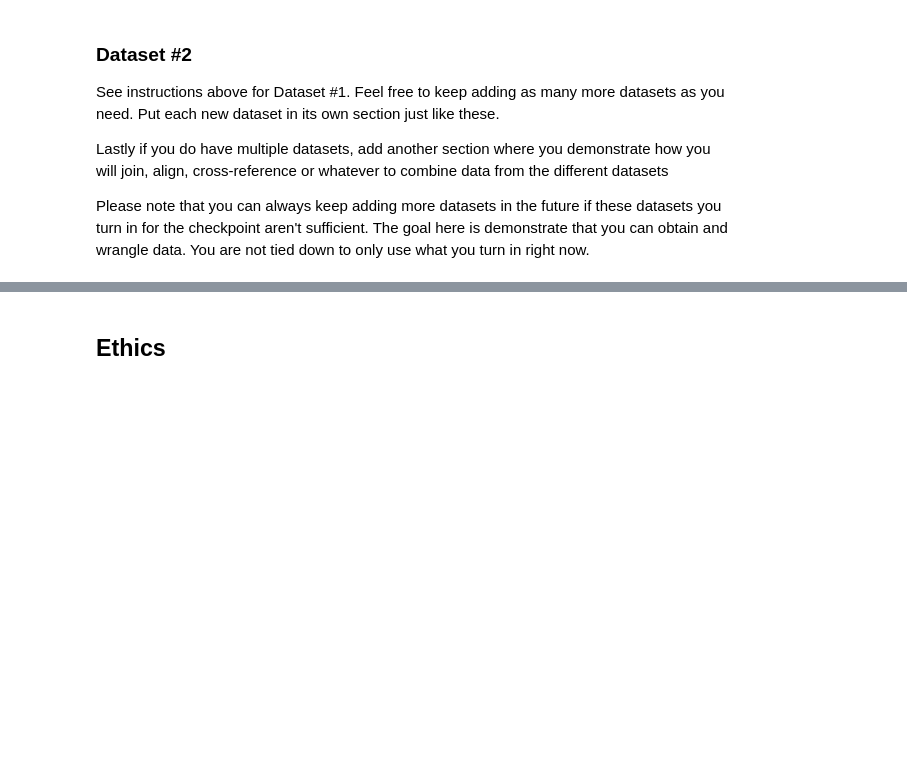
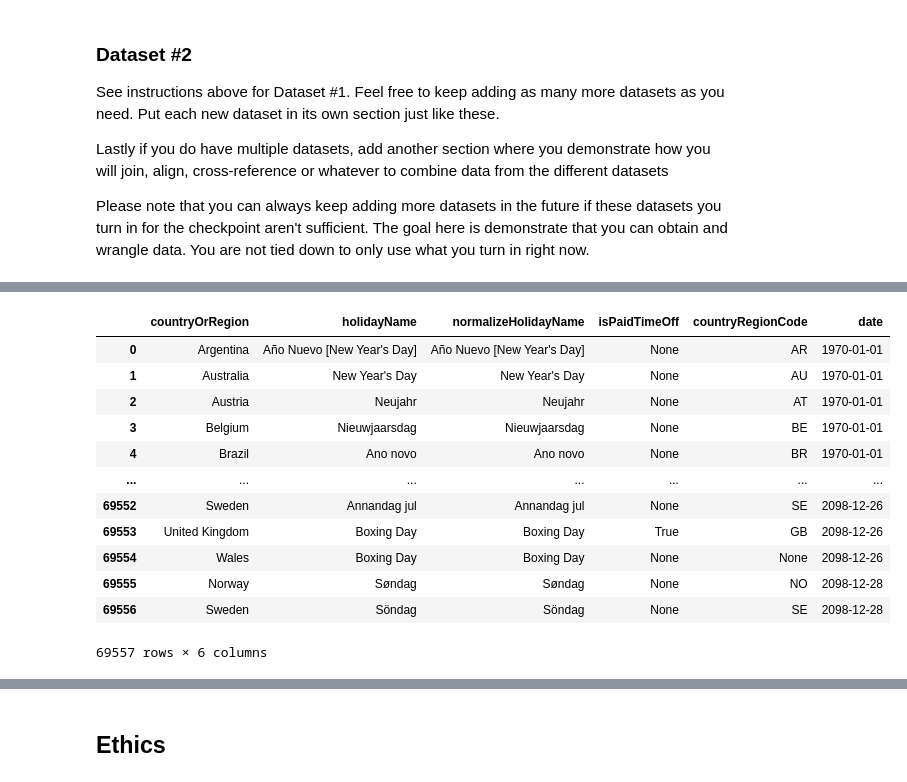
Before and after one commit to COGS108/Group033_WI26, a Jupyter notebook: 01-DataCheckpoint.ipynb, the cells around one changed output, grey strips where cells are left out. Cells and saved outputs as stored; diff of their text form; code cells hidden in the pictures; blank space fills up the shorter version.

Commit message:
Update 01-DataCheckpoint notebook

```diff
--- a/01-DataCheckpoint.ipynb
+++ b/01-DataCheckpoint.ipynb
@@ -436,0 +451,50 @@ Please note that you can always keep adding more datasets in the future if these
+# %%
+# Pip install packages
+import os, sys
+
+!{sys.executable} -m pip install azure-storage-blob
+!{sys.executable} -m pip install pyarrow
+!{sys.executable} -m pip install pandas
+
+# Azure storage access info
+azure_storage_account_name = "azureopendatastorage"
+azure_storage_sas_token = "r"
+container_name = "holidaydatacontainer"
+folder_name = "Processed"
+
+from azure.storage.blob import BlobServiceClient
+
+if azure_storage_account_name is None or azure_storage_sas_token is None:
+    raise Exception(
+        "Provide your specific name and key for your Azure Storage account--see the Prerequisites section earlier.")
+
+print('Looking for the first parquet under the folder ' +
+      folder_name + ' in container "' + container_name + '"...')
+container_url = f"https://{azure_storage_account_name}.blob.core.windows.net/"
+account_url = f"https://{azure_storage_account_name}.blob.core.windows.net"
+blob_service_client = BlobServiceClient(account_url=account_url)
+container_client = blob_service_client.get_container_client(container_name)
+blobs = container_client.list_blobs(folder_name)
+sorted_blobs = sorted(list(blobs), key=lambda e: e.name, reverse=True)
+targetBlobName = ''
+for blob in sorted_blobs:
+    if blob.name.startswith(folder_name) and blob.name.endswith('.parquet'):
+        targetBlobName = blob.name
+        break
+
+print('Target blob to download: ' + targetBlobName)
+_, filename = os.path.split(targetBlobName)
+blob_client = container_client.get_blob_client(targetBlobName)
+with open(filename, 'wb') as local_file:
+    blob_client.download_blob().download_to_stream(local_file)
+
+# Read the parquet file into Pandas data frame
+import pandas as pd
+
+print('Reading the parquet file into Pandas data frame')
+df = pd.read_parquet(filename)
+
+# you can add your filter at below
+print('Loaded as a Pandas data frame: ')
+df
+# %% [output]
@@ -436,0 +518,13 @@ Please note that you can always keep adding more datasets in the future if these
+|  | countryOrRegion | holidayName | normalizeHolidayName | isPaidTimeOff | countryRegionCode | date |
+| 0 | Argentina | Año Nuevo [New Year's Day] | Año Nuevo [New Year's Day] | None | AR | 1970-01-01 |
+| 1 | Australia | New Year's Day | New Year's Day | None | AU | 1970-01-01 |
+| 2 | Austria | Neujahr | Neujahr | None | AT | 1970-01-01 |
+| 3 | Belgium | Nieuwjaarsdag | Nieuwjaarsdag | None | BE | 1970-01-01 |
+| 4 | Brazil | Ano novo | Ano novo | None | BR | 1970-01-01 |
+| ... | ... | ... | ... | ... | ... | ... |
+| 69552 | Sweden | Annandag jul | Annandag jul | None | SE | 2098-12-26 |
+| 69553 | United Kingdom | Boxing Day | Boxing Day | True | GB | 2098-12-26 |
+| 69554 | Wales | Boxing Day | Boxing Day | None | None | 2098-12-26 |
+| 69555 | Norway | Søndag | Søndag | None | NO | 2098-12-28 |
+| 69556 | Sweden | Söndag | Söndag | None | SE | 2098-12-28 |
+69557 rows × 6 columns
```
Also changed, not shown: parts of 3 cells of this notebook.
